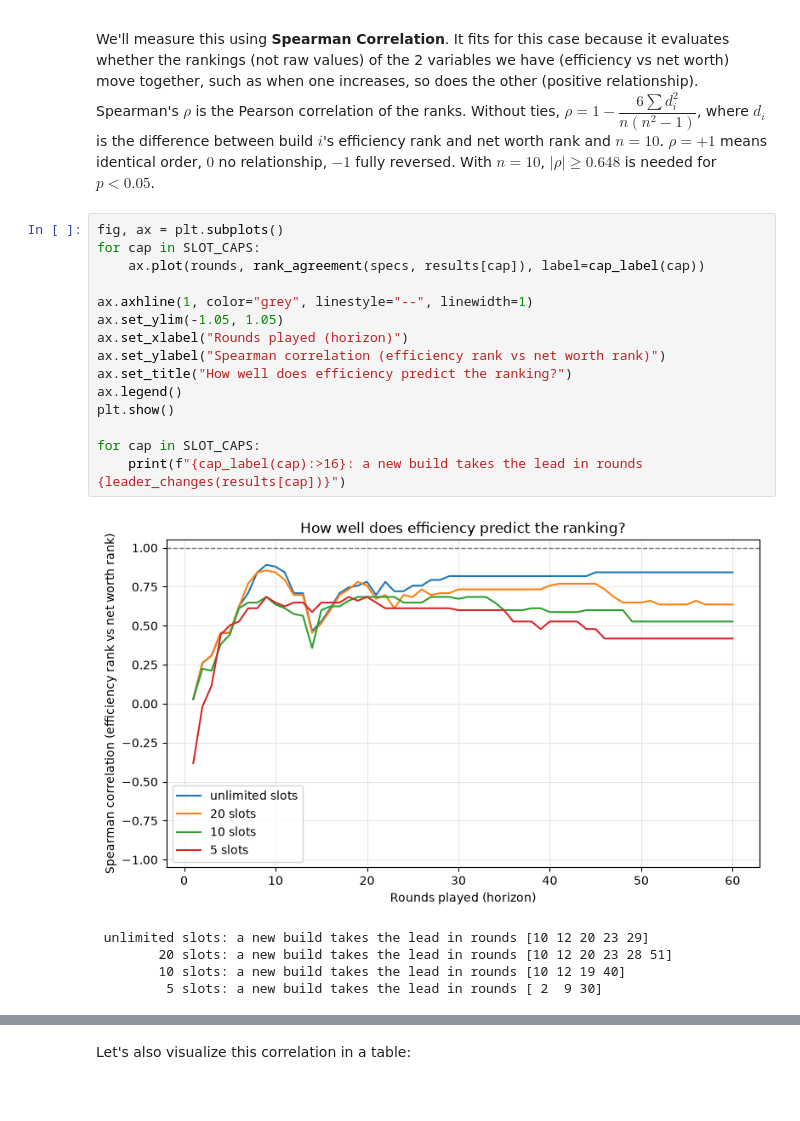
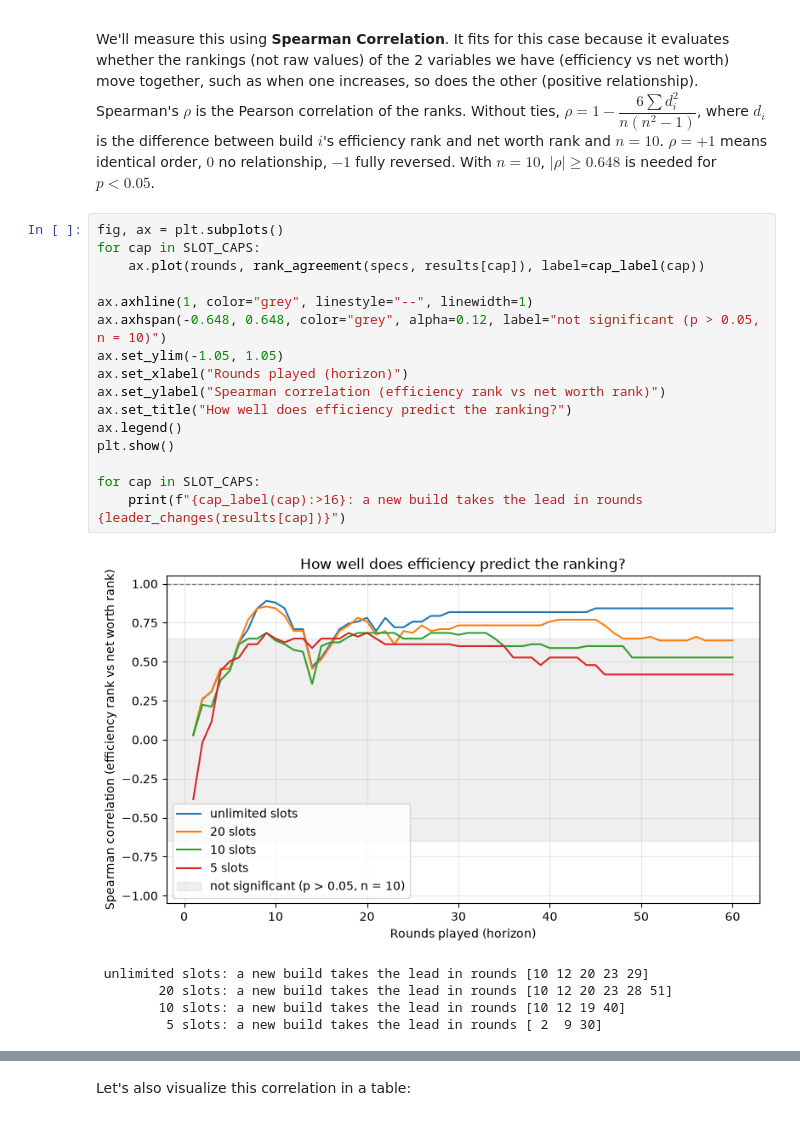
Before and after one commit to Alekssito/Math-Project, a Jupyter notebook: project.ipynb, the cells around one changed output, grey strips where cells are left out. Cells and saved outputs as stored; diff of their text form.

```diff
--- a/project.ipynb
+++ b/project.ipynb
@@ -346,20 +347,21 @@ We'll measure this using **Spearman Correlation**. It fits for this case because
 # %%
 fig, ax = plt.subplots()
 for cap in SLOT_CAPS:
     ax.plot(rounds, rank_agreement(specs, results[cap]), label=cap_label(cap))
 
 ax.axhline(1, color="grey", linestyle="--", linewidth=1)
+ax.axhspan(-0.648, 0.648, color="grey", alpha=0.12, label="not significant (p > 0.05, n = 10)")
 ax.set_ylim(-1.05, 1.05)
 ax.set_xlabel("Rounds played (horizon)")
 ax.set_ylabel("Spearman correlation (efficiency rank vs net worth rank)")
 ax.set_title("How well does efficiency predict the ranking?")
 ax.legend()
 plt.show()
 
 for cap in SLOT_CAPS:
     print(f"{cap_label(cap):>16}: a new build takes the lead in rounds {leader_changes(results[cap])}")
 # %% [output]
-[figure, old version]
+[figure, new version]
  unlimited slots: a new build takes the lead in rounds [10 12 20 23 29]
         20 slots: a new build takes the lead in rounds [10 12 20 23 28 51]
         10 slots: a new build takes the lead in rounds [10 12 19 40]
```
Also changed, not shown: parts of 10 cells of this notebook.
